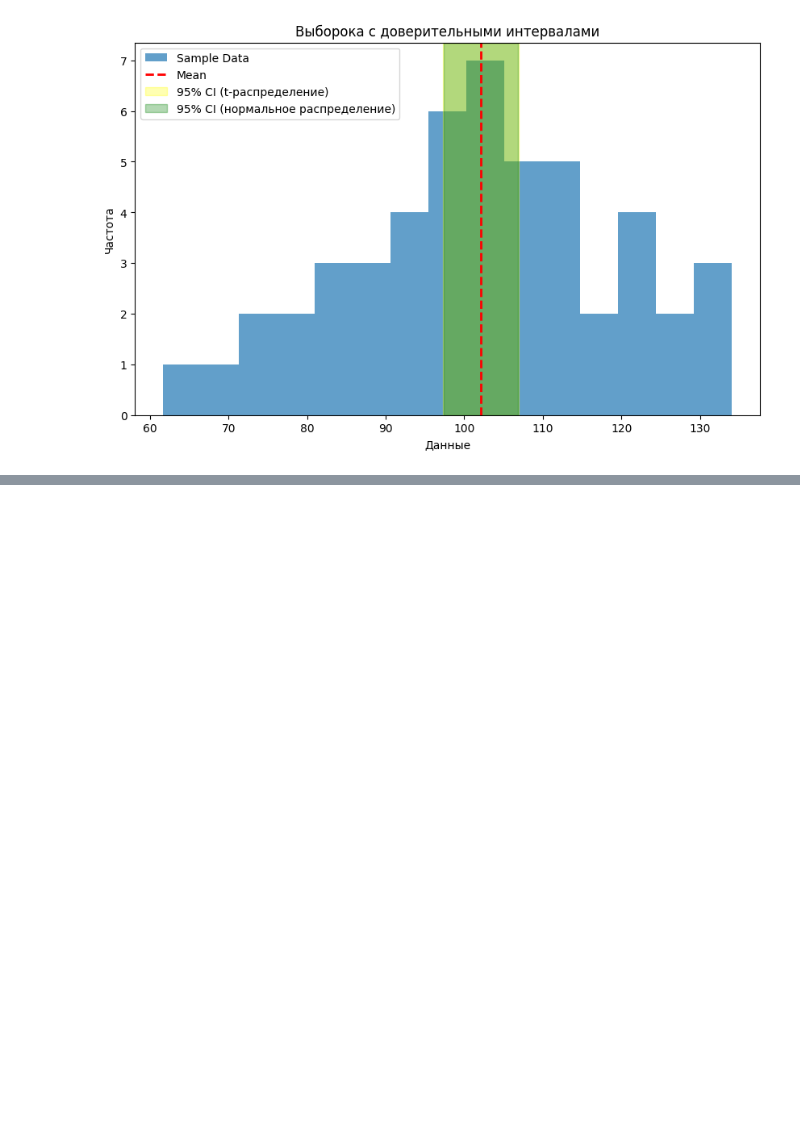
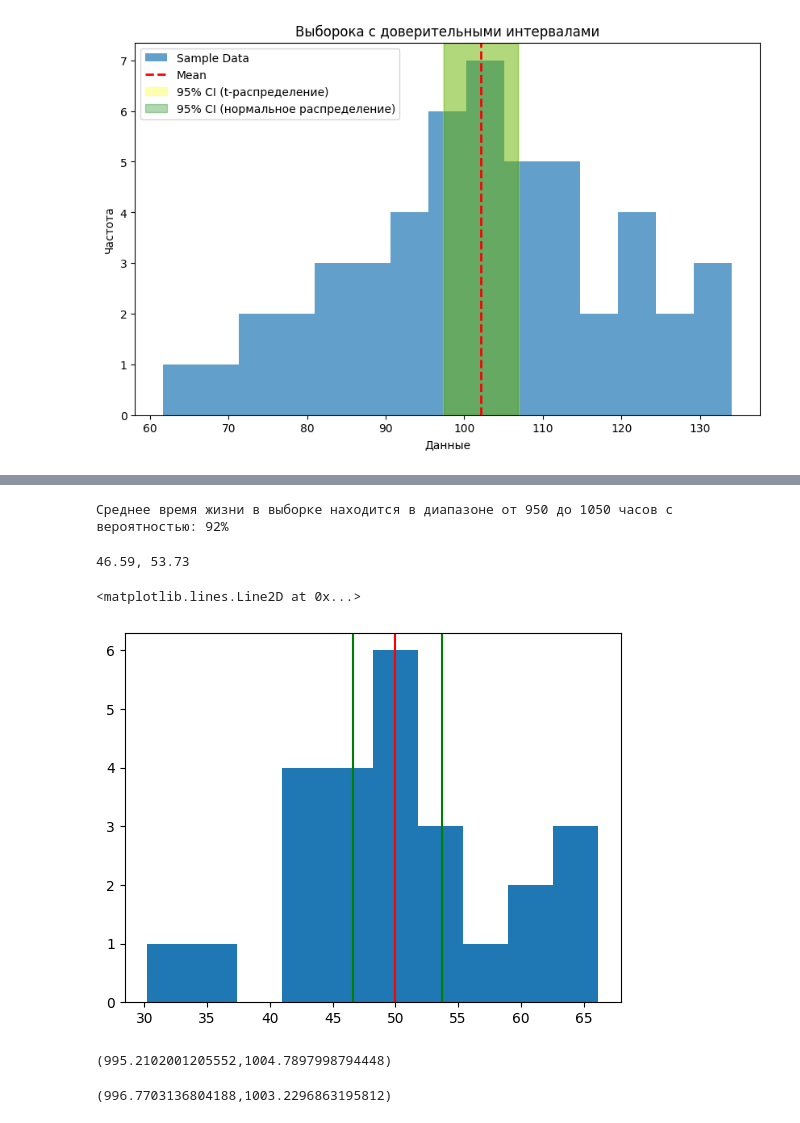
Before and after one commit to Katarina-dev/ICH, a Jupyter notebook: Python/hw/DataAnalysis/DA_Confidence_intervals.ipynb, the cells around one changed output, grey strips where cells are left out. Saved outputs shown, nothing was run; the diff lists cells and outputs as text; code cells hidden in the pictures; blank space fills up the shorter version.

```diff
--- a/Python/hw/DataAnalysis/DA_Confidence_intervals.ipynb
+++ b/Python/hw/DataAnalysis/DA_Confidence_intervals.ipynb
@@ -87,0 +230,13 @@ plt.show()
+# %%
+std = 200
+mean = 1000
+sample = 50
+
+sem = std/np.sqrt(sample)
+left_p = stats.norm.cdf((950 - 1000)/sem)
+right_p = stats.norm.cdf((1050 - 1000)/sem)
+res = right_p - left_p
+
+print(f'Среднее время жизни в выборке находится в диапазоне от 950 до 1050 часов с вероятностью: {res*100:.0f}%')
+# %% [output]
+Среднее время жизни в выборке находится в диапазоне от 950 до 1050 часов с вероятностью: 92%
@@ -87,0 +252,31 @@ plt.show()
+# %%
+import matplotlib.pyplot as plt
+
+np.random.seed(42)
+mean = 50
+std = 10
+size = 5000
+
+population = np.random.normal(loc=mean, scale=std, size=size)
+sample = np.random.choice(population, size=25, replace=False)
+
+sample_mean = np.mean(sample)
+sample_std = np.std(sample, ddof=1)
+confidential_level = 0.95
+
+t_critical = st.t.ppf((1+confidential_level)/2, 25-1)
+margin_of_error = t_critical*(sample_std/np.sqrt(25))
+
+ci_lower = sample_mean - margin_of_error
+ci_upper = sample_mean + margin_of_error
+
+print(f'{ci_lower:.2f}, {ci_upper:.2f}')
+
+plt.hist(sample);
+plt.axvline(mean, color='red')
+plt.axvline(ci_lower, color='green')
+plt.axvline(ci_upper, color='green')
+# %% [output]
+46.59, 53.73
+<matplotlib.lines.Line2D at 0x...>
+[figure, added]
@@ -87,0 +291,32 @@ plt.show()
+# %%
+std = 200
+sample_mean = 1000
+size = 15
+sem = std / np.sqrt(size)
+
+confidential_level = 0.95
+t_critical = st.t.ppf((1+confidential_level)/2, size-1)
+
+margin_of_error = t_critical * (sample_std/np.sqrt(size))
+ci_lower = sample_mean - margin_of_error
+ci_upper = sample_mean + margin_of_error
+
+print(f"({ci_lower},{ci_upper})")
+# %% [output]
+(995.2102001205552,1004.7897998794448)
+# %%
+std = 200
+sample_mean = 1000
+size = 30
+sem = std / np.sqrt(size)
+
+confidential_level = 0.95
+t_critical = st.t.ppf((1+confidential_level)/2, size-1)
+
+margin_of_error = t_critical * (sample_std/np.sqrt(size))
+ci_lower = sample_mean - margin_of_error
+ci_upper = sample_mean + margin_of_error
+
+print(f"({ci_lower},{ci_upper})")
+# %% [output]
+(996.7703136804188,1003.2296863195812)
```
Also changed, not shown: parts of 17 cells of this notebook, 12 other files.
